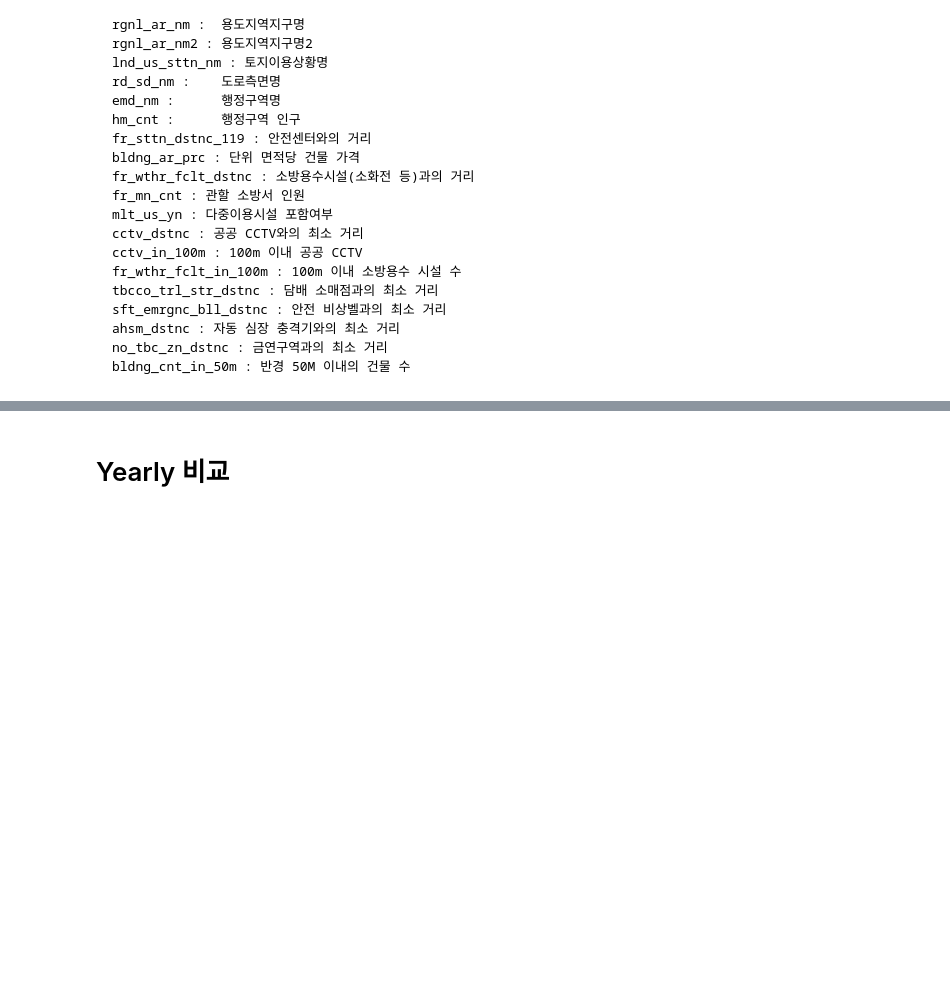
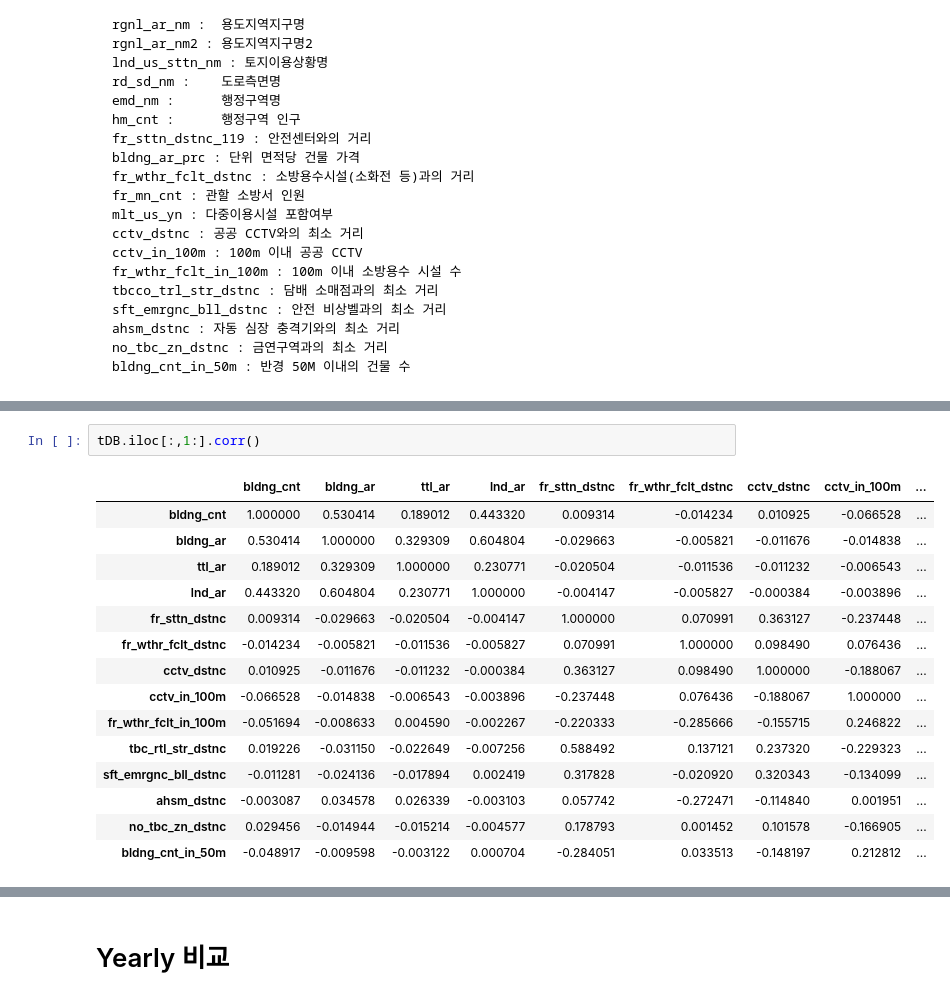
Before and after one commit to hanseul-wang/fire-prediction-model-Kimhae, a Jupyter notebook: Fire/Data_analysis/Train_Data_EDA.ipynb, the cells around one changed output, grey strips where cells are left out. Drawn from its saved outputs; the diff is of its cells as text; blank space fills up the shorter version.

```diff
--- a/Fire/Data_analysis/Train_Data_EDA.ipynb
+++ b/Fire/Data_analysis/Train_Data_EDA.ipynb
@@ -83,0 +146,18 @@ tDB['time'] = tDB['date_time'].apply(lambda x : x.split(' ')[1])
+# %%
+tDB.iloc[:,1:].corr()
+# %% [output]
+|  | bldng_cnt | bldng_ar | ttl_ar | lnd_ar | fr_sttn_dstnc | fr_wthr_fclt_dstnc | cctv_dstnc | cctv_in_100m | ... |
+| bldng_cnt | 1.000000 | 0.530414 | 0.189012 | 0.443320 | 0.009314 | -0.014234 | 0.010925 | -0.066528 | ... |
+| bldng_ar | 0.530414 | 1.000000 | 0.329309 | 0.604804 | -0.029663 | -0.005821 | -0.011676 | -0.014838 | ... |
+| ttl_ar | 0.189012 | 0.329309 | 1.000000 | 0.230771 | -0.020504 | -0.011536 | -0.011232 | -0.006543 | ... |
+| lnd_ar | 0.443320 | 0.604804 | 0.230771 | 1.000000 | -0.004147 | -0.005827 | -0.000384 | -0.003896 | ... |
+| fr_sttn_dstnc | 0.009314 | -0.029663 | -0.020504 | -0.004147 | 1.000000 | 0.070991 | 0.363127 | -0.237448 | ... |
+| fr_wthr_fclt_dstnc | -0.014234 | -0.005821 | -0.011536 | -0.005827 | 0.070991 | 1.000000 | 0.098490 | 0.076436 | ... |
+| cctv_dstnc | 0.010925 | -0.011676 | -0.011232 | -0.000384 | 0.363127 | 0.098490 | 1.000000 | -0.188067 | ... |
+| cctv_in_100m | -0.066528 | -0.014838 | -0.006543 | -0.003896 | -0.237448 | 0.076436 | -0.188067 | 1.000000 | ... |
+| fr_wthr_fclt_in_100m | -0.051694 | -0.008633 | 0.004590 | -0.002267 | -0.220333 | -0.285666 | -0.155715 | 0.246822 | ... |
+| tbc_rtl_str_dstnc | 0.019226 | -0.031150 | -0.022649 | -0.007256 | 0.588492 | 0.137121 | 0.237320 | -0.229323 | ... |
+| sft_emrgnc_bll_dstnc | -0.011281 | -0.024136 | -0.017894 | 0.002419 | 0.317828 | -0.020920 | 0.320343 | -0.134099 | ... |
+| ahsm_dstnc | -0.003087 | 0.034578 | 0.026339 | -0.003103 | 0.057742 | -0.272471 | -0.114840 | 0.001951 | ... |
+| no_tbc_zn_dstnc | 0.029456 | -0.014944 | -0.015214 | -0.004577 | 0.178793 | 0.001452 | 0.101578 | -0.166905 | ... |
+| bldng_cnt_in_50m | -0.048917 | -0.009598 | -0.003122 | 0.000704 | -0.284051 | 0.033513 | -0.148197 | 0.212812 | ... |
```
Also changed, not shown: parts of 12 cells of this notebook.
